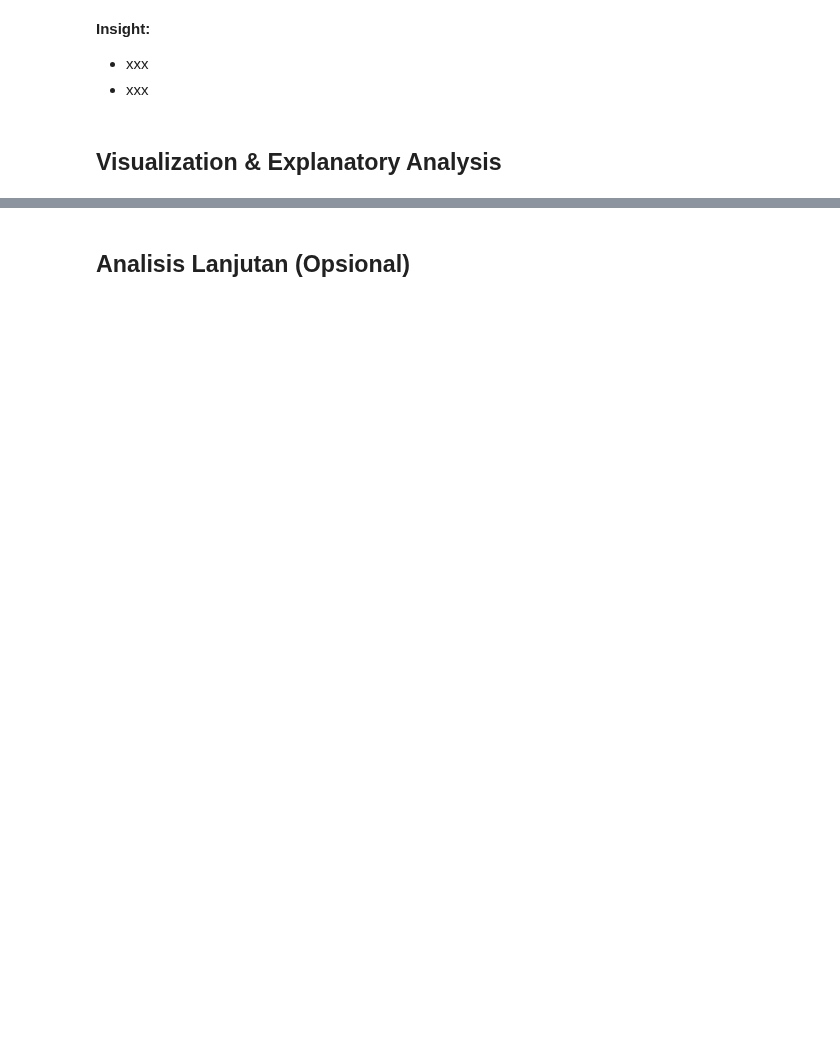
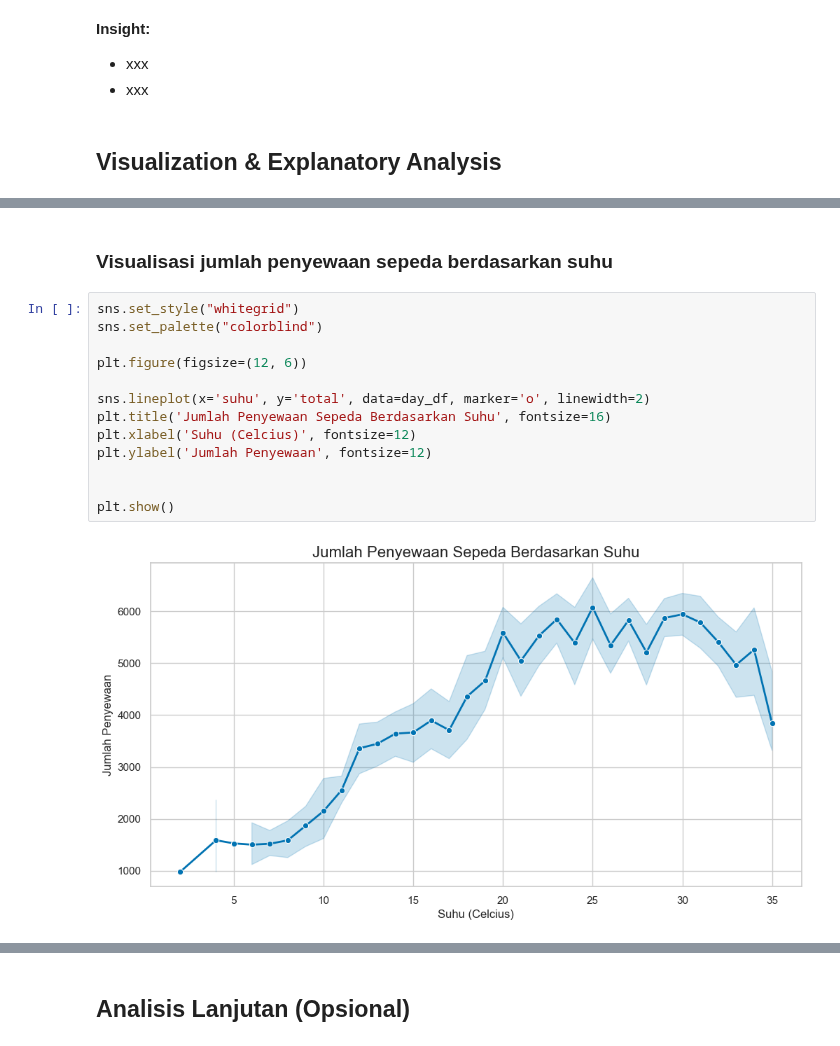
Before and after one commit to richalfajril/proyek-bike-sharing-dataset, a Jupyter notebook: notebook.ipynb, the cells around one changed output, grey strips where cells are left out. Drawn from its saved outputs; the diff is of its cells as text; blank space fills up the shorter version.

```diff
--- a/notebook.ipynb
+++ b/notebook.ipynb
@@ -565,0 +718,17 @@ day_df.to_csv('cleaned_day_data.csv', index=False)
+# %% [markdown]
+### Visualisasi jumlah penyewaan sepeda berdasarkan suhu
+# %%
+sns.set_style("whitegrid")
+sns.set_palette("colorblind")
+
+plt.figure(figsize=(12, 6))
+
+sns.lineplot(x='suhu', y='total', data=day_df, marker='o', linewidth=2)
+plt.title('Jumlah Penyewaan Sepeda Berdasarkan Suhu', fontsize=16)
+plt.xlabel('Suhu (Celcius)', fontsize=12)
+plt.ylabel('Jumlah Penyewaan', fontsize=12)
+
+
+plt.show()
+# %% [output]
+[figure, added]
```
Also changed, not shown: parts of 43 cells of this notebook, 4 other files.
